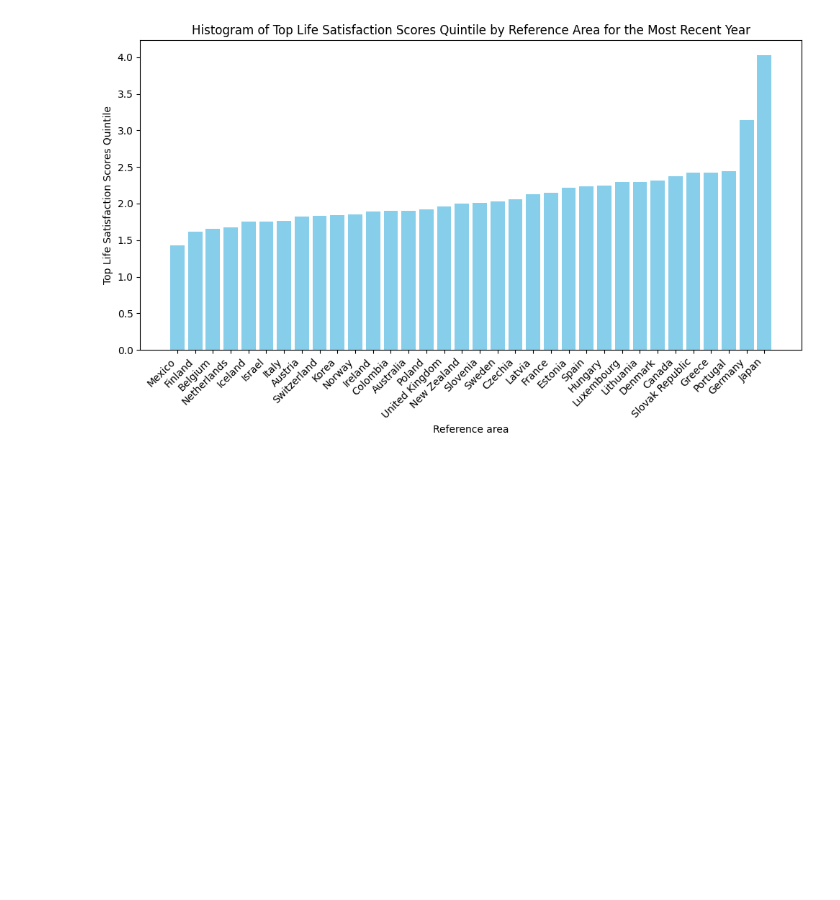
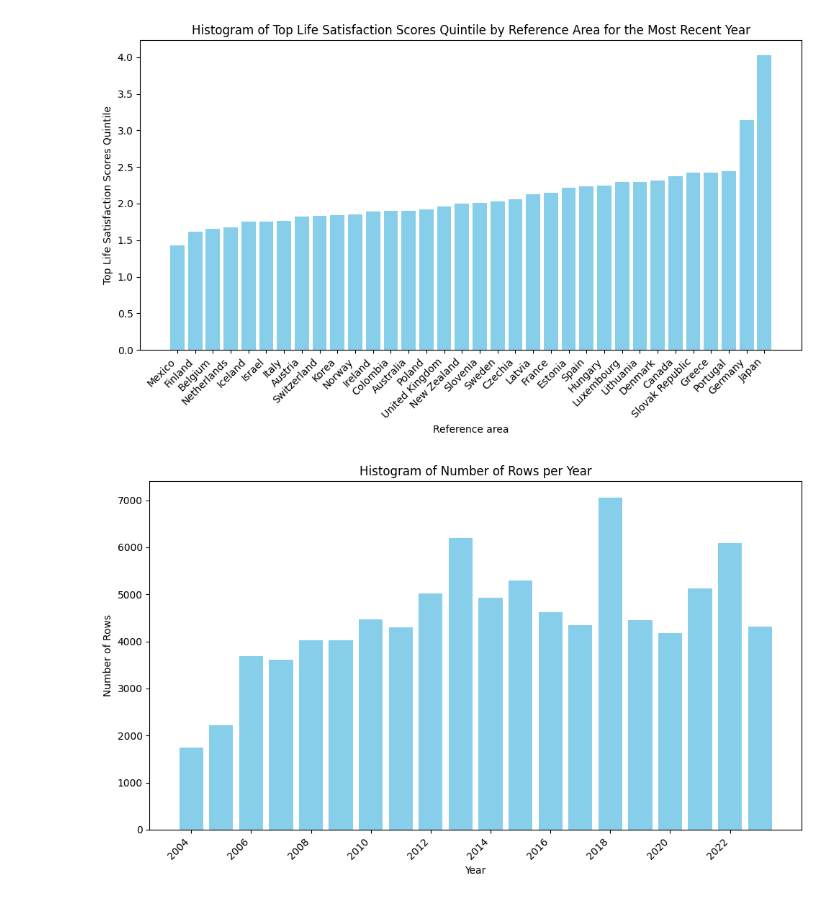
Before and after one commit to com-480-data-visualization/betterlife, a Jupyter notebook: Dataset/data_viz.ipynb, the cells around one changed output. Drawn from its saved outputs; the diff is of its cells as text; code cells hidden in the pictures; blank space fills up the shorter version.

```diff
--- a/Dataset/data_viz.ipynb
+++ b/Dataset/data_viz.ipynb
@@ -140,3 +140,23 @@ plt.tight_layout()
 plt.show()
 # %% [output]
 [figure]
+# %%
+years = []
+counts = []
+
+# Iterate through the years and count the rows for each year
+for i in range(2004, 2024):
+    years.append(i)
+    counts.append(df[df['TIME_PERIOD'] == i].shape[0])
+
+# Plot the histogram
+plt.figure(figsize=(10, 6))
+plt.bar(years, counts, color='skyblue')
+plt.xlabel('Year')
+plt.ylabel('Number of Rows')
+plt.title('Histogram of Number of Rows per Year')
+plt.xticks(years[::2], rotation=45, ha='right')
+plt.tight_layout()
+plt.show()
+# %% [output]
+[figure, added]
```
Also changed, not shown: 2 other files.
